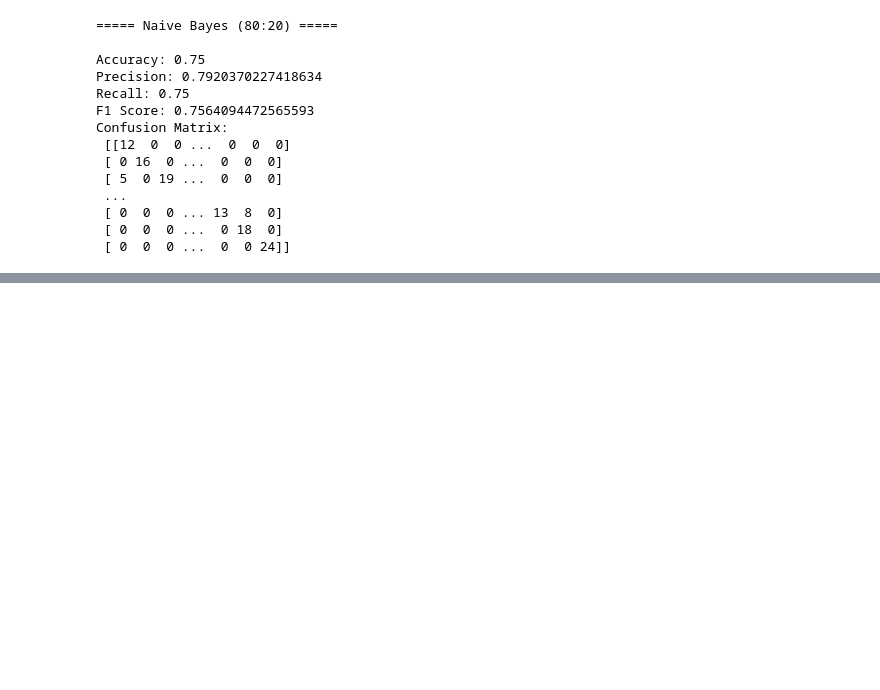
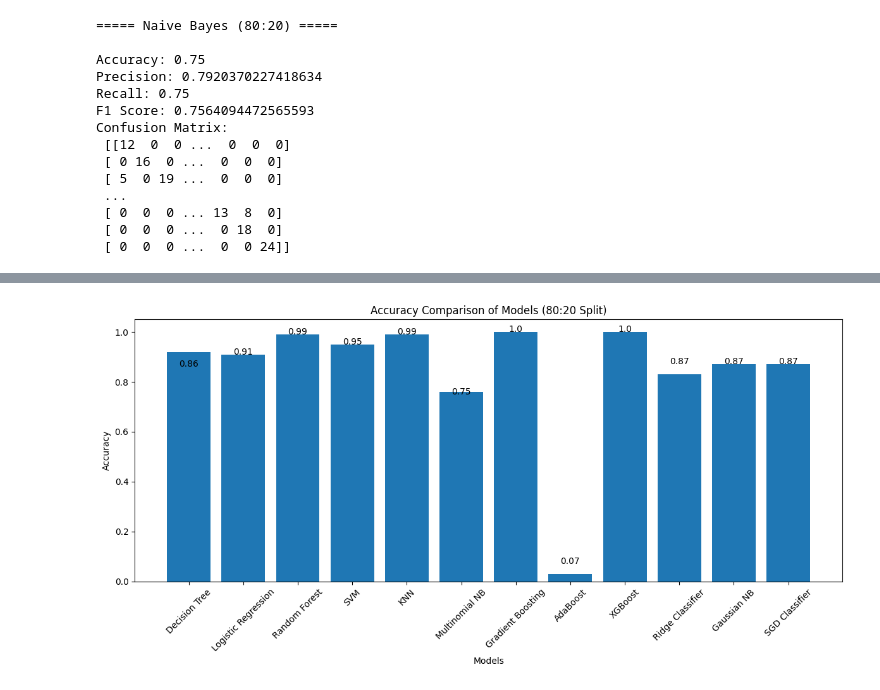
Before and after one commit to sanket200511/Animal-Disease-Prediction-using-ML, a Jupyter notebook: ML_Dataset1.ipynb, the cells around one changed output, grey strips where cells are left out. Cells and saved outputs as stored; diff of their text form; code cells hidden in the pictures; blank space fills up the shorter version.

```diff
--- a/ML_Dataset1.ipynb
+++ b/ML_Dataset1.ipynb
@@ -669,0 +1283,56 @@ Confusion Matrix:
+# %%
+import matplotlib.pyplot as plt
+
+# Model Names
+models = [
+    "Decision Tree",
+    "Logistic Regression",
+    "Random Forest",
+    "SVM",
+    "KNN",
+    "Multinomial NB",
+    "Gradient Boosting",
+    "AdaBoost",
+    "XGBoost",
+    "Ridge Classifier",
+    "Gaussian NB",
+    "SGD Classifier"
+]
+
+# Accuracy values for 70:30 split
+accuracy_80 = [
+    0.86,
+    0.91,
+    0.99,
+    0.95,
+    0.99,
+    0.75,
+    1.0,
+    0.07,
+    1.0,
+    0.87,
+    0.87,
+    0.87
+
+]
+
+# Plot
+plt.figure(figsize=(12,6))
+plt.bar(models, accuracy_70)
+
+# Labels
+plt.xlabel("Models")
+plt.ylabel("Accuracy")
+plt.title("Accuracy Comparison of Models (80:20 Split)")
+
+# Rotate labels
+plt.xticks(rotation=45)
+
+# Show values on bars
+for i, v in enumerate(accuracy_80):
+    plt.text(i, v, str(round(v, 2)), ha='center')
+
+plt.tight_layout()
+plt.show()
+# %% [output]
+[figure, added]
```
Also changed, not shown: parts of 61 cells of this notebook.
